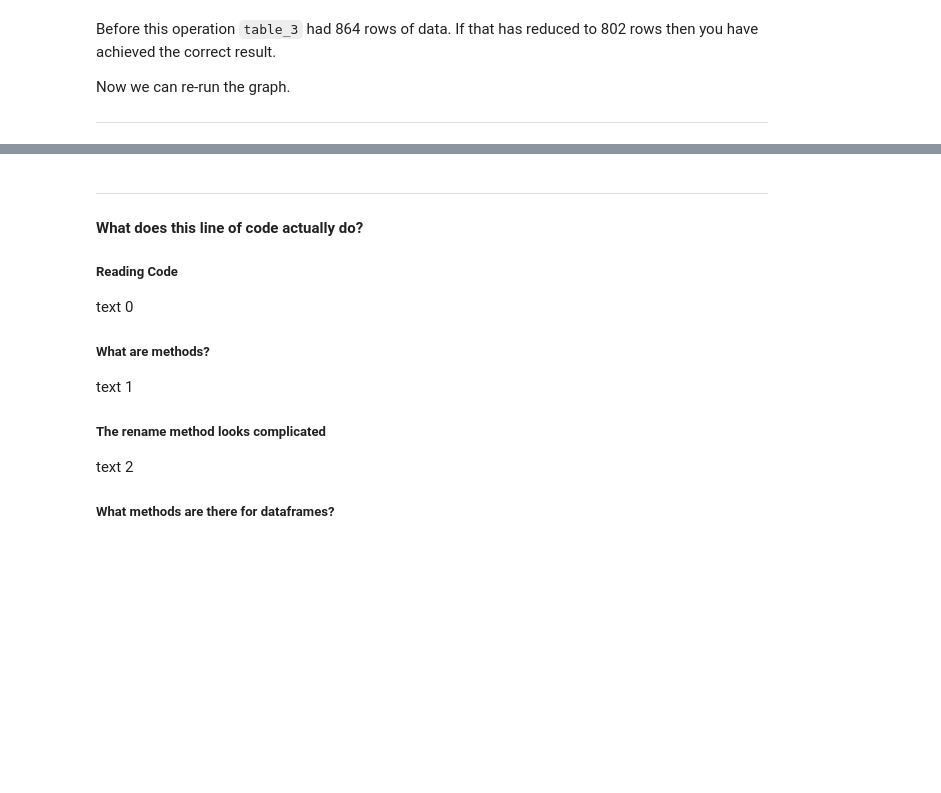
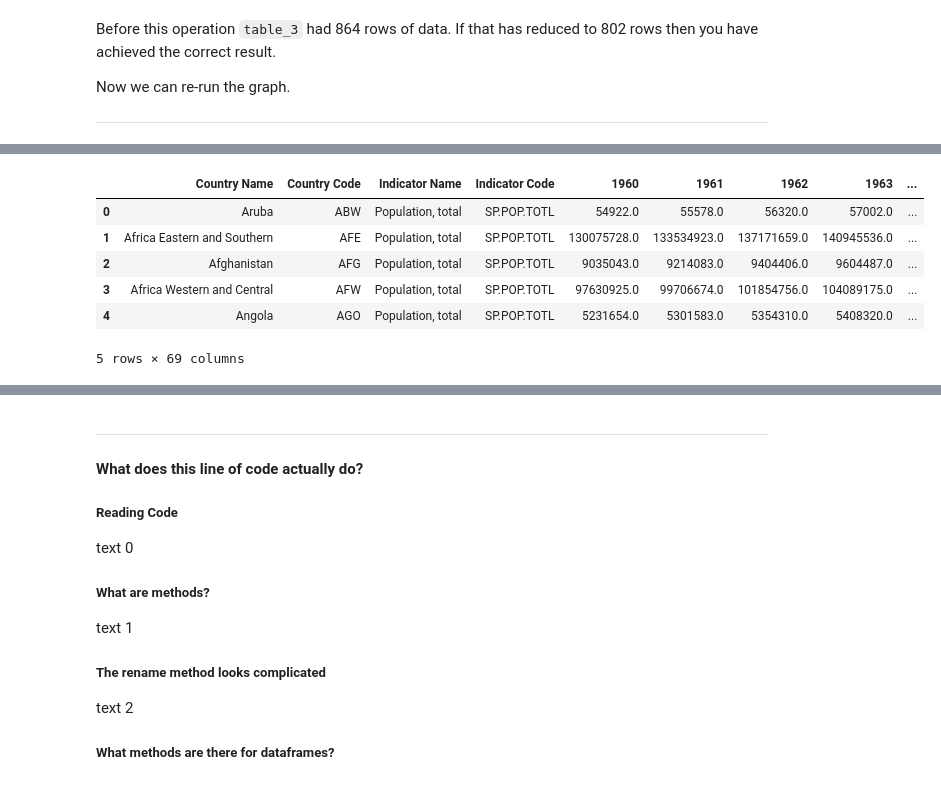
Before and after one commit to datasquad/DEE2025_coding, a Jupyter notebook: DataWalkThrough_DEE2025_pypj.ipynb, the cells around one changed output, grey strips where cells are left out. Cells and saved outputs as stored; diff of their text form; code cells hidden in the pictures; blank space fills up the shorter version.

```diff
--- a/DataWalkThrough_DEE2025_pypj.ipynb
+++ b/DataWalkThrough_DEE2025_pypj.ipynb
@@ -716,0 +864,11 @@ Now we can re-run the graph.
+# %%
+popdat = pd.read_csv("WorldBank_population.csv")
+popdat.head()
+# %% [output]
+|  | Country Name | Country Code | Indicator Name | Indicator Code | 1960 | 1961 | 1962 | 1963 | ... |
+| 0 | Aruba | ABW | Population, total | SP.POP.TOTL | 54922.0 | 55578.0 | 56320.0 | 57002.0 | ... |
+| 1 | Africa Eastern and Southern | AFE | Population, total | SP.POP.TOTL | 130075728.0 | 133534923.0 | 137171659.0 | 140945536.0 | ... |
+| 2 | Afghanistan | AFG | Population, total | SP.POP.TOTL | 9035043.0 | 9214083.0 | 9404406.0 | 9604487.0 | ... |
+| 3 | Africa Western and Central | AFW | Population, total | SP.POP.TOTL | 97630925.0 | 99706674.0 | 101854756.0 | 104089175.0 | ... |
+| 4 | Angola | AGO | Population, total | SP.POP.TOTL | 5231654.0 | 5301583.0 | 5354310.0 | 5408320.0 | ... |
+5 rows × 69 columns
```
Also changed, not shown: parts of 24 cells of this notebook.
